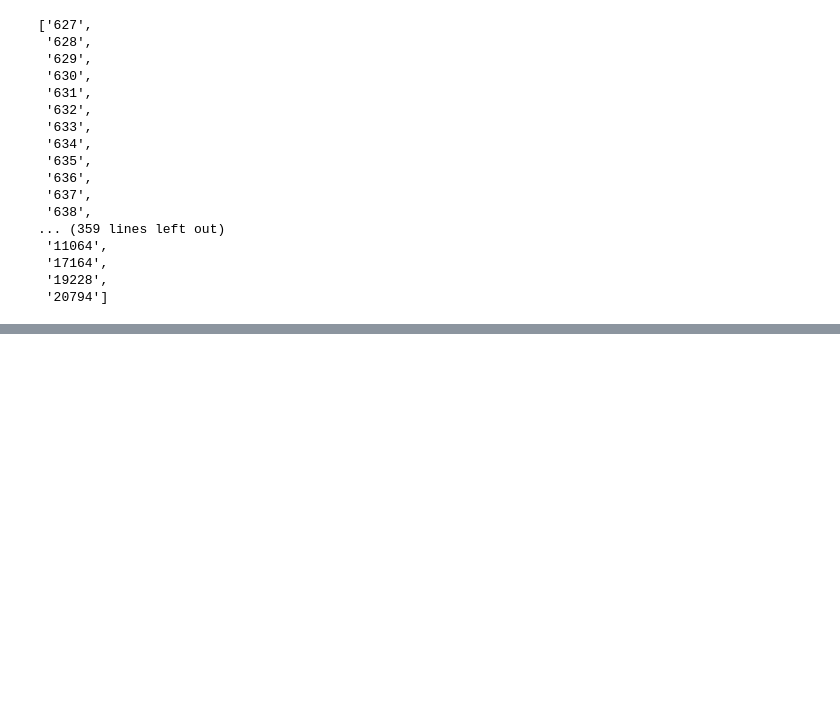
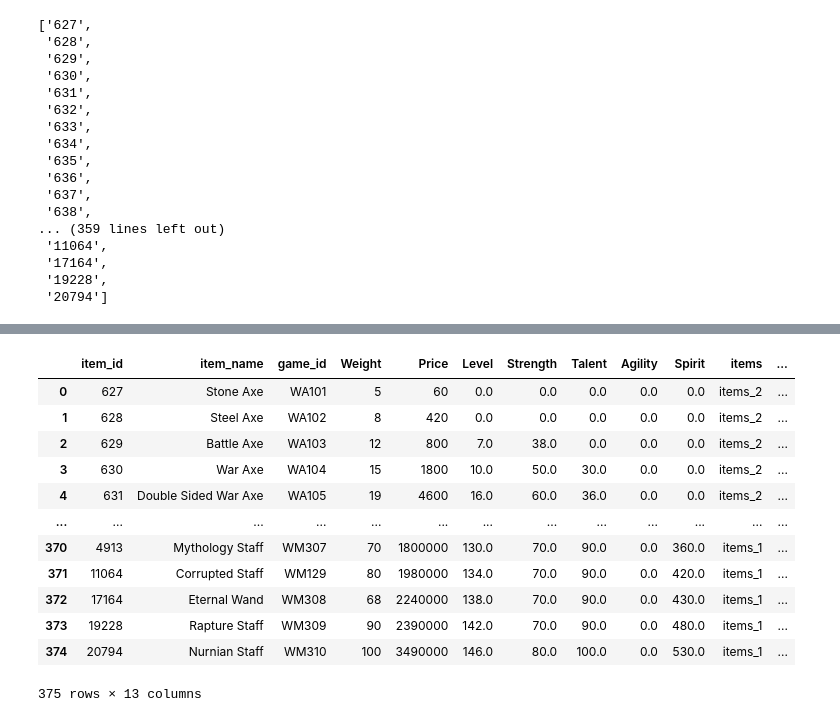
Before and after one commit to Arancium98/Items, a Jupyter notebook: Scrapper.ipynb, the cells around one changed output, grey strips where cells are left out. Saved outputs shown, nothing was run; the diff lists cells and outputs as text; code cells hidden in the pictures; blank space fills up the shorter version.

```diff
--- a/Scrapper.ipynb
+++ b/Scrapper.ipynb
@@ -463,0 +241,12 @@ df_aux
+# %%
+
+
+df_aux = pd.read_csv('xd1.csv')
+df_aux.drop(['Unnamed: 4', 'Primary Spec', 'Secondary Spec', 'Weight', 'Price'], axis=1, inplace=True)
+df_aux.rename(columns={'item_id': 'game_id',
+                        'xd': 'item_id',
+                        'weightxd': 'Weight',
+                        'pricexd': 'Price'}, inplace=True)
+
+df_aux.fillna(0, inplace=True)
+df_aux
@@ -463,0 +267,3 @@ df_aux
+# %%
+df3.drop(['onClick', 'item_name'], axis=1, inplace=True)
+df3
@@ -463,0 +272,5 @@ df_aux
+# %%
+df3['item_id'] = df3['item_id'].astype(int)
+# %%
+Table2 = pd.merge(df_aux, df3, on='item_id', how='left')
+Table2
@@ -463,0 +291,21 @@ df_aux
+# %%
+base_url = 'https://user.wartale.com/'
+Table2['url'] = Table2['item_image_url'].apply(lambda x: base_url + x)
+Table2.drop(['item_image_url'], axis=1, inplace=True)
+Table2.rename(columns={'url': 'item_image_url',
+                      'title': 'hands' }, inplace=True)
+Table2
+# %% [output]
+|  | item_id | item_name | game_id | Weight | Price | Level | Strength | Talent | Agility | Spirit | items | ... |
+| 0 | 627 | Stone Axe | WA101 | 5 | 60 | 0.0 | 0.0 | 0.0 | 0.0 | 0.0 | items_2 | ... |
+| 1 | 628 | Steel Axe | WA102 | 8 | 420 | 0.0 | 0.0 | 0.0 | 0.0 | 0.0 | items_2 | ... |
+| 2 | 629 | Battle Axe | WA103 | 12 | 800 | 7.0 | 38.0 | 0.0 | 0.0 | 0.0 | items_2 | ... |
+| 3 | 630 | War Axe | WA104 | 15 | 1800 | 10.0 | 50.0 | 30.0 | 0.0 | 0.0 | items_2 | ... |
+| 4 | 631 | Double Sided War Axe | WA105 | 19 | 4600 | 16.0 | 60.0 | 36.0 | 0.0 | 0.0 | items_2 | ... |
+| ... | ... | ... | ... | ... | ... | ... | ... | ... | ... | ... | ... | ... |
+| 370 | 4913 | Mythology Staff | WM307 | 70 | 1800000 | 130.0 | 70.0 | 90.0 | 0.0 | 360.0 | items_1 | ... |
+| 371 | 11064 | Corrupted Staff | WM129 | 80 | 1980000 | 134.0 | 70.0 | 90.0 | 0.0 | 420.0 | items_1 | ... |
+| 372 | 17164 | Eternal Wand | WM308 | 68 | 2240000 | 138.0 | 70.0 | 90.0 | 0.0 | 430.0 | items_1 | ... |
+| 373 | 19228 | Rapture Staff | WM309 | 90 | 2390000 | 142.0 | 70.0 | 90.0 | 0.0 | 480.0 | items_1 | ... |
+| 374 | 20794 | Nurnian Staff | WM310 | 100 | 3490000 | 146.0 | 80.0 | 100.0 | 0.0 | 530.0 | items_1 | ... |
+375 rows × 13 columns
```
Also changed, not shown: parts of 26 cells of this notebook, 3 other files.
